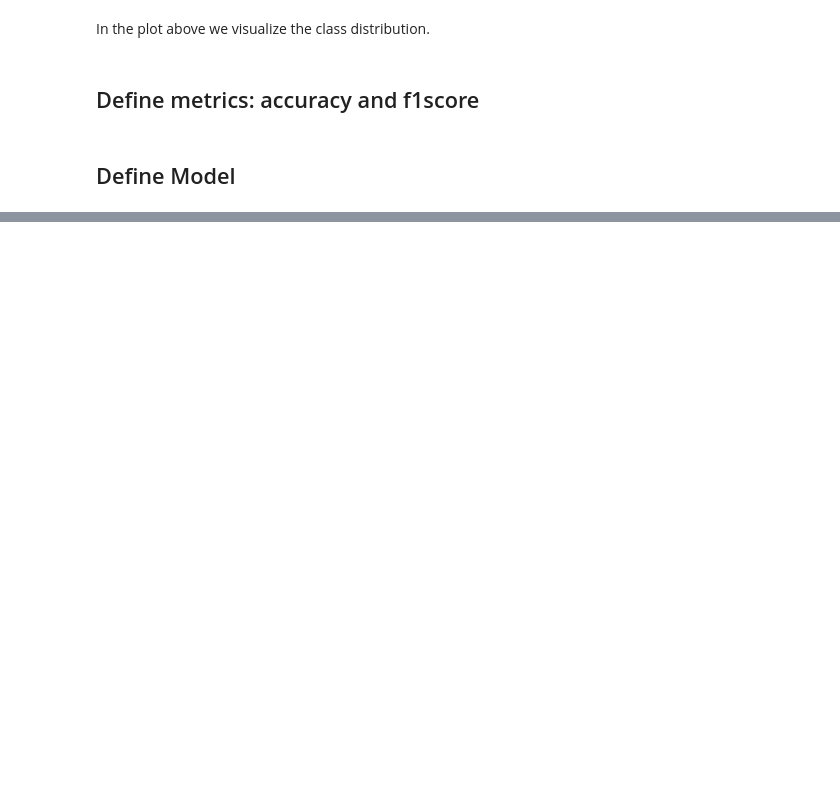
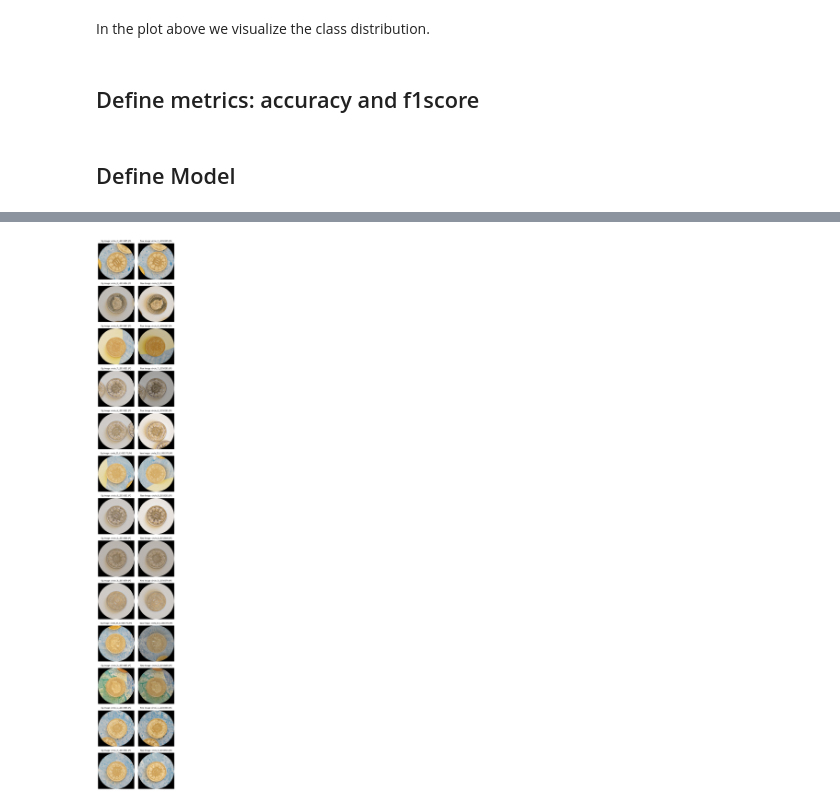
Before and after one commit to renukasinghvirk/Project_imageanalysis, a Jupyter notebook: classifier_renuka.ipynb, the cells around one changed output, grey strips where cells are left out. Drawn from its saved outputs; the diff is of its cells as text; code cells hidden in the pictures; blank space fills up the shorter version.

```diff
--- a/classifier_renuka.ipynb
+++ b/classifier_renuka.ipynb
@@ -527,0 +543,51 @@ augmented_valid_loader = torch.utils.data.DataLoader(valid_set, batch_size=batch
+# %%
+import torch
+import torchvision.transforms as transforms
+from PIL import Image, ImageEnhance, ImageFilter
+import matplotlib.pyplot as plt
+import os
+
+# Define the transformations
+random_rotation = transforms.RandomRotation(degrees=(0, 360))
+color_jitter = transforms.ColorJitter(brightness=(0.7,1), saturation=(0.5, 1))
+gaussian_blur = transforms.Lambda(lambda img: img.filter(ImageFilter.GaussianBlur(radius=2)))
+contrast_enhancement = transforms.Lambda(lambda img: ImageEnhance.Contrast(img).enhance(1.5))
+
+# Compose transformations with random application
+transform = transforms.Compose([
+    transforms.RandomApply([random_rotation], p=1),
+    transforms.RandomApply([color_jitter], p=0.5),
+    transforms.RandomApply([gaussian_blur], p=0.3),
+    transforms.RandomApply([contrast_enhancement], p=0.4),
+    transforms.ToTensor(),
+])
+
+image_folder = 'Classification/train/0.1CHF'
+image_files = [f for f in os.listdir(image_folder) if f.lower().endswith('.jpg')]
+
+def apply_transformations(image_path):
+    image = Image.open(image_path).convert("RGB")
+    transformed_image = transform(image)
+    transformed_image_pil = transforms.ToPILImage()(transformed_image)
+    return image, transformed_image_pil
+
+fig, axs = plt.subplots(len(image_files), 2, figsize=(4, 2 * len(image_files)))
+
+for i, image_file in enumerate(image_files):
+    image_path = os.path.join(image_folder, image_file)
+    original_image, augmented_image = apply_transformations(image_path)
+
+    # Original image
+    axs[i, 0].imshow(original_image)
+    axs[i, 0].set_title(f'Og Image: {image_file}', fontsize=6)
+    axs[i, 0].axis('off')
+
+    # New transformed image
+    axs[i, 1].imshow(augmented_image)
+    axs[i, 1].set_title(f'New Image: {image_file}', fontsize=6)
+    axs[i, 1].axis('off')
+
+plt.tight_layout()
+plt.show()
+# %% [output]
+[figure, added]
```
Also changed, not shown: parts of 31 cells of this notebook, 5 other files.
